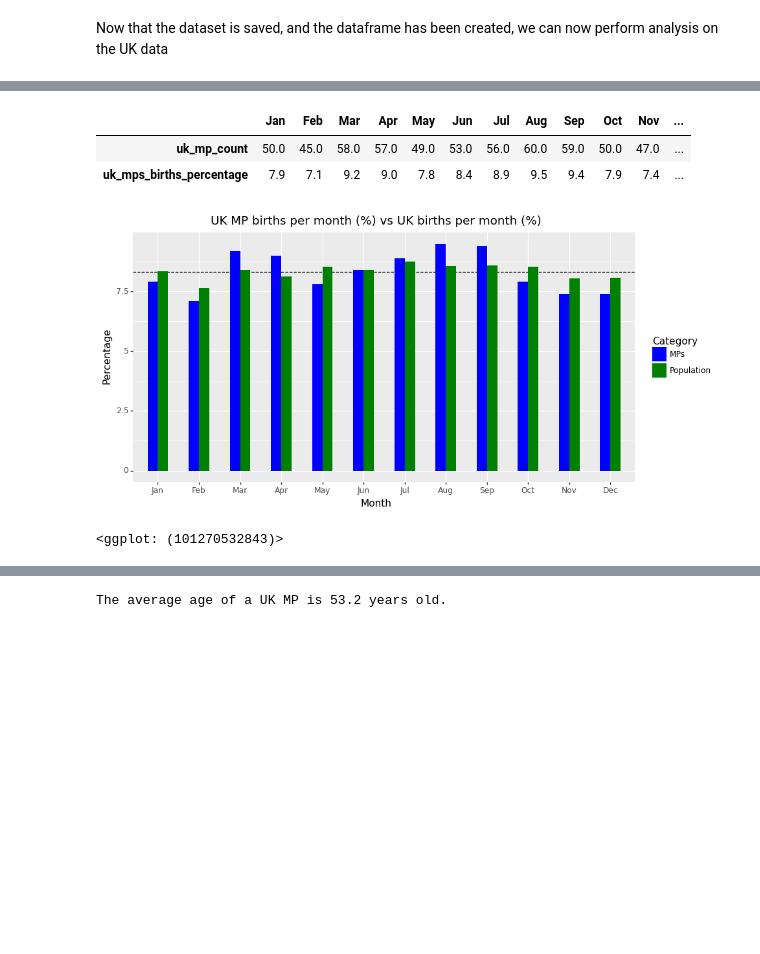
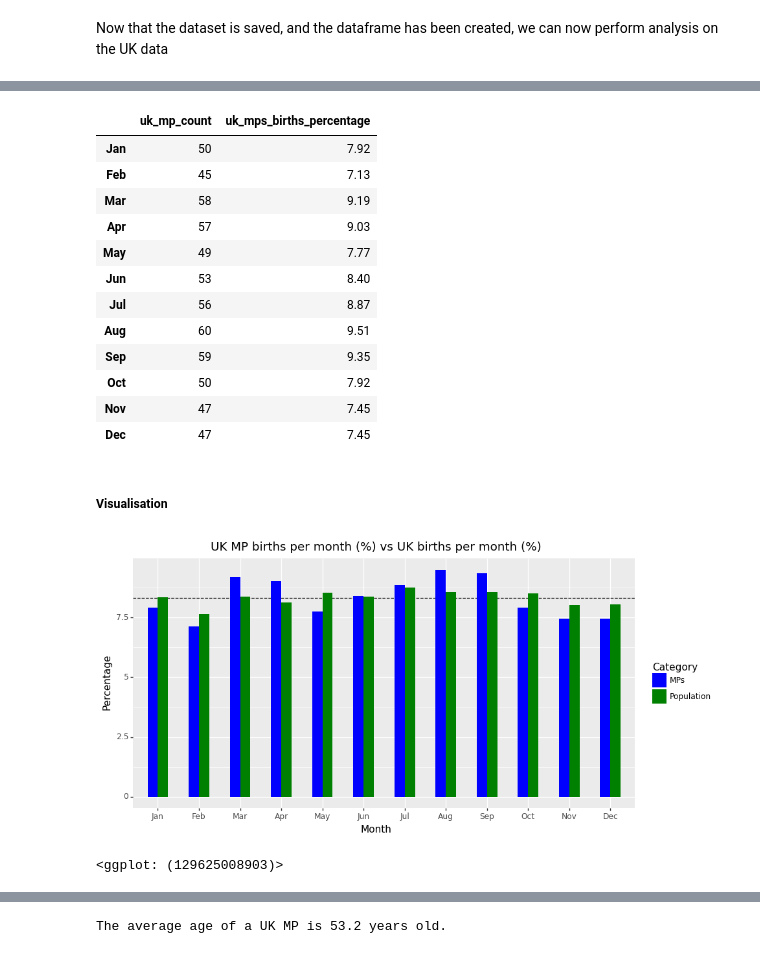
Before and after one commit to OjasSB/DS105, a Jupyter notebook: notebooks/UK.ipynb, the cells around one changed output, grey strips where cells are left out. Saved outputs shown, nothing was run; the diff lists cells and outputs as text; code cells hidden in the pictures; blank space fills up the shorter version.

```diff
--- a/notebooks/UK.ipynb
+++ b/notebooks/UK.ipynb
@@ -305,11 +326,23 @@ UK_UN_births_data.transpose()
 # %%
 monthly_mp_data=uk_mps_df.groupby(uk_mps_df['birth date'].dt.month).count()[['name']]
 monthly_mp_data.index=['Jan','Feb','Mar','Apr','May','Jun','Jul','Aug','Sep','Oct','Nov','Dec']
-monthly_mp_data['uk_mps_births_percentage']=(monthly_mp_data['name']/monthly_mp_data['name'].sum()*100).round(1)
+monthly_mp_data['uk_mps_births_percentage']=(monthly_mp_data['name']/monthly_mp_data['name'].sum()*100).round(2)
 monthly_mp_data.rename(columns={'name':'uk_mp_count'},inplace=True)
-monthly_mp_data.transpose()
+monthly_mp_data
 # %% [output]
-|  | Jan | Feb | Mar | Apr | May | Jun | Jul | Aug | Sep | Oct | Nov | ... |
-| uk_mp_count | 50.0 | 45.0 | 58.0 | 57.0 | 49.0 | 53.0 | 56.0 | 60.0 | 59.0 | 50.0 | 47.0 | ... |
-| uk_mps_births_percentage | 7.9 | 7.1 | 9.2 | 9.0 | 7.8 | 8.4 | 8.9 | 9.5 | 9.4 | 7.9 | 7.4 | ... |
+|  | uk_mp_count | uk_mps_births_percentage |
+| Jan | 50 | 7.92 |
+| Feb | 45 | 7.13 |
+| Mar | 58 | 9.19 |
+| Apr | 57 | 9.03 |
+| May | 49 | 7.77 |
+| Jun | 53 | 8.40 |
+| Jul | 56 | 8.87 |
+| Aug | 60 | 9.51 |
+| Sep | 59 | 9.35 |
+| Oct | 50 | 7.92 |
+| Nov | 47 | 7.45 |
+| Dec | 47 | 7.45 |
+# %% [markdown]
+##### Visualisation
 # %%
@@ -317,8 +351,8 @@ merged_uk_df = pd.merge(monthly_mp_data,UK_UN_births_data,how='left',left_index=
 merged_uk_df['percentage_difference'] = (merged_uk_df['uk_mps_births_percentage'] - merged_uk_df['uk_population_births_percentage'])/merged_uk_df['uk_population_births_percentage']*100
 merged_uk_df.index=pd.Categorical(merged_uk_df.index, categories=['Jan','Feb','Mar','Apr','May','Jun','Jul','Aug','Sep','Oct','Nov','Dec'], ordered=True)
 # %%
-# Make the plot below using plotnine
 # I want to plot the percentages of the number of UK MPs born in each month and the percentage of the UK population born in each month
+# Plotnine requires a dataframe in long format for double bar plot
 plot_df=pd.concat([merged_uk_df[['uk_mps_births_percentage']].rename(columns={'uk_mps_births_percentage':'percentage'})\
                    ,merged_uk_df[['uk_population_births_percentage']].rename(columns={'uk_population_births_percentage':'percentage'})],axis=0).reset_index()
 plot_df['Category']=['MPs' if i<12 else 'Population' for i in range(24)]
@@ -330,7 +364,7 @@ ggplot(plot_df,aes(x='index',y='percentage',fill='Category'))\
     + scale_fill_manual(values=['blue','green'])
 # %% [output]
 [figure]
-<ggplot: (101270532843)>
+<ggplot: (129625008903)>
 # %%
 # Older implementation using matplotlib
 #merged_uk_df['month'] = merged_uk_df.index
```
Also changed, not shown: parts of 40 cells of this notebook, 3 other files.
